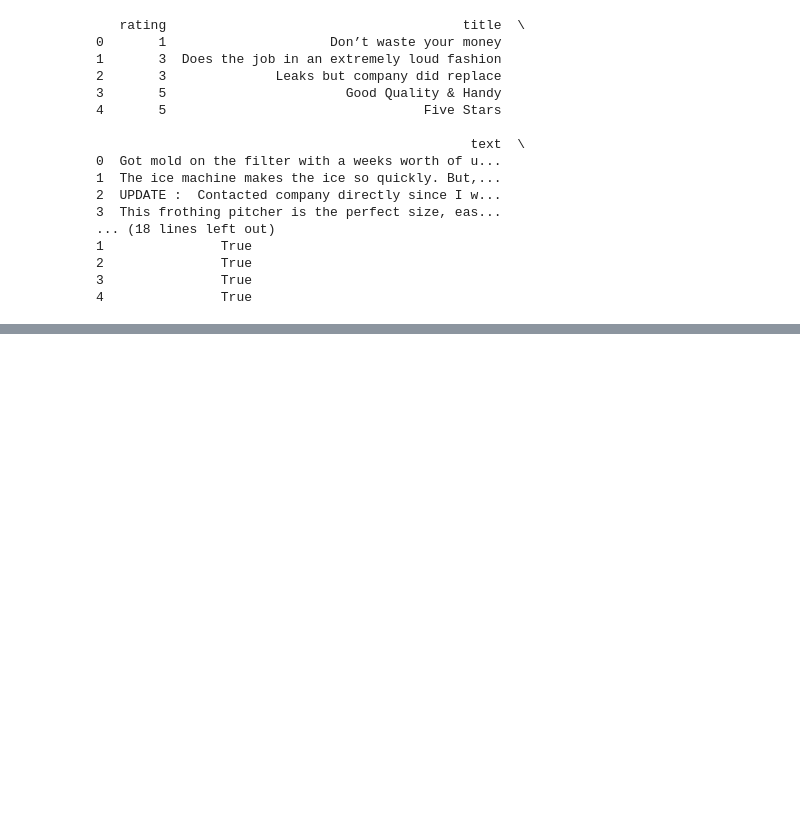
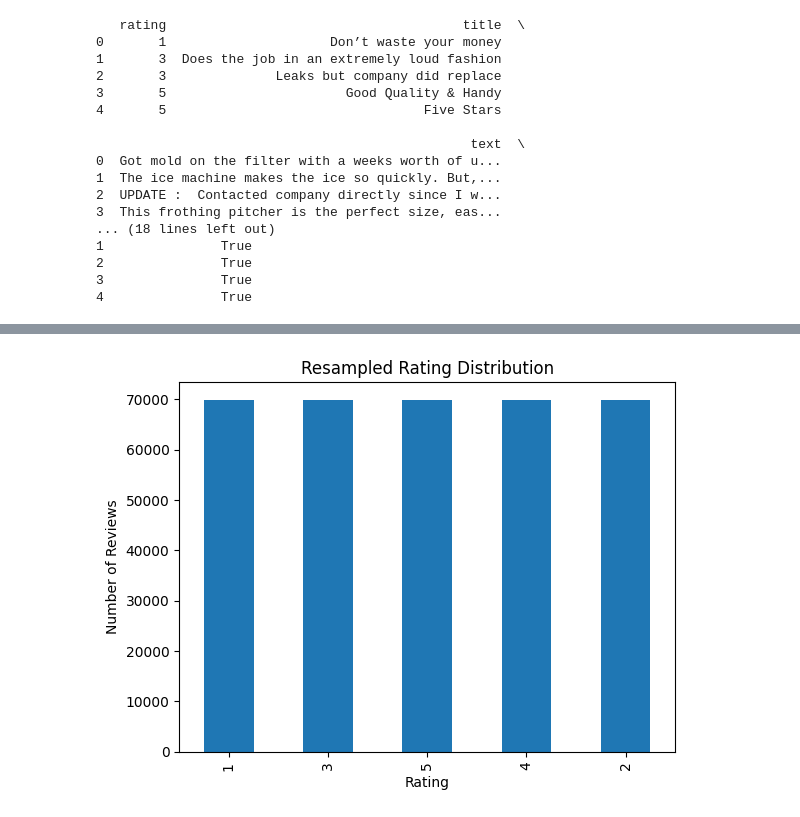
Before and after one commit to KevinRichard1/IntroML-FinalProject, a Jupyter notebook: final_project.ipynb, the cells around one changed output, grey strips where cells are left out. Saved outputs shown, nothing was run; the diff lists cells and outputs as text; code cells hidden in the pictures; blank space fills up the shorter version.

```diff
--- a/final_project.ipynb
+++ b/final_project.ipynb
@@ -167,0 +167,8 @@ weighted avg       0.96      0.96      0.96     47764
+# %%
+# Tokenize text for neural network model
+tokenizer = Tokenizer(num_words=30000)
+tokenizer.fit_on_texts(reviews_df['cleaned_text'])
+sequences = tokenizer.texts_to_sequences(reviews_df['cleaned_text'])
+X_pad = pad_sequences(sequences, maxlen=100)
+
+y = to_categorical(reviews_df['rating'] - 1, num_classes=5)
@@ -167,0 +184,12 @@ weighted avg       0.96      0.96      0.96     47764
+# %%
+# Oversample ratings using SMOTE
+X_res, y_res = sm.fit_resample(X_pad, reviews_df['rating'])
+
+# Visualize resampled sentiment distribution
+pd.Series(y_res).value_counts().plot(kind='bar')
+plt.title("Resampled Rating Distribution")
+plt.xlabel("Rating")
+plt.ylabel("Number of Reviews")
+plt.show()
+# %% [output]
+[figure, added]
```
Also changed, not shown: parts of 11 cells of this notebook, 6 other files.
